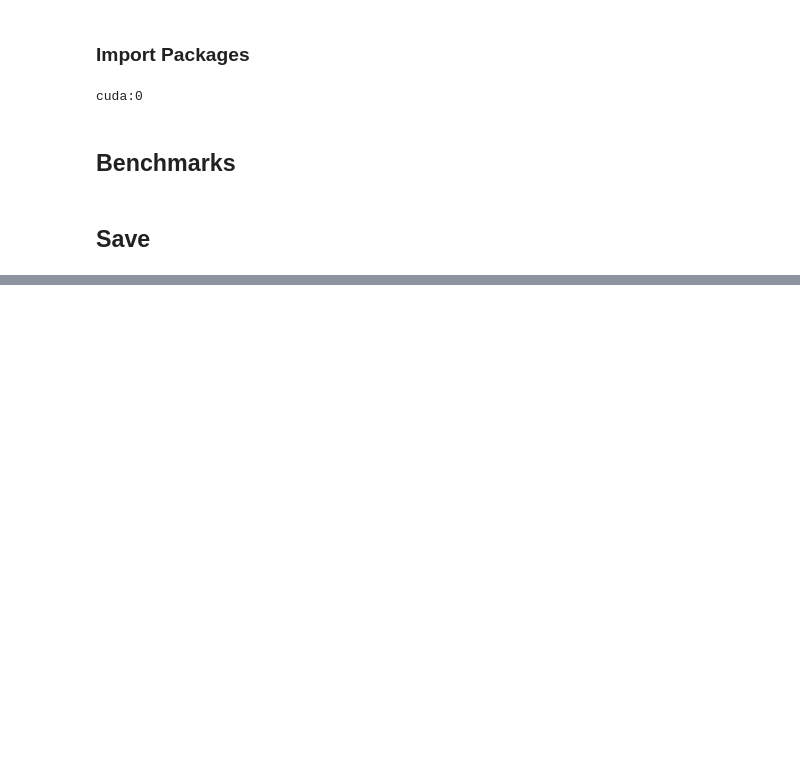
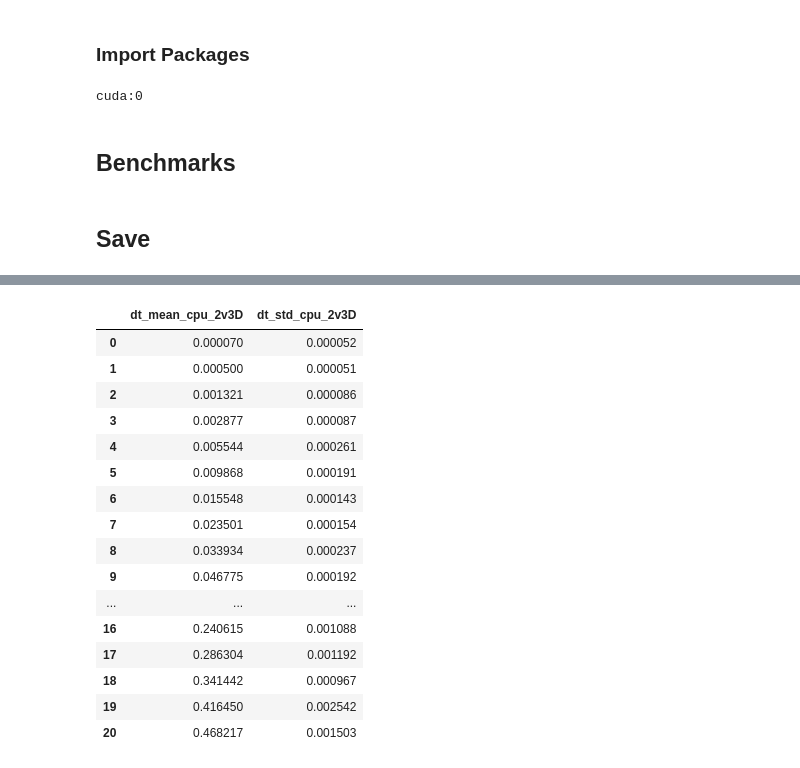
Before and after one commit to Dale-Black/project-distance-transforms, a Jupyter notebook: python/timing/python_dt.ipynb, the cells around one changed output, grey strips where cells are left out. Drawn from its saved outputs; the diff is of its cells as text; code cells hidden in the pictures; blank space fills up the shorter version.

```diff
--- a/python/timing/python_dt.ipynb
+++ b/python/timing/python_dt.ipynb
@@ -56 +139,6 @@ for i in dt_times:
+# %%
+#2D means on 3D image
+for i in dt_2v3D_times:
+  dt_2v3D_mean.append(torch.mean(torch.FloatTensor(i)).numpy().tolist())
+  dt_2v3D_std.append(torch.std(torch.FloatTensor(i), unbiased = False).numpy().tolist())
 # %%
@@ -88,0 +168,13 @@ dataframe
+# %%
+dt_2D_mean = np.array(dt_2D_mean)
+dt_2D_GPU_mean = np.array(dt_2D_GPU_mean)
+dt_2D_std = np.array(dt_2D_std)
+dt_2D_GPU_std = np.array(dt_2D_GPU_std)
+dt_2v3D_mean = np.array(dt_2v3D_mean)
+dt_2v3D_GPU_mean = np.array(dt_2v3D_GPU_mean)
+dt_2v3D_std = np.array(dt_2v3D_std)
+dt_2v3D_GPU_std = np.array(dt_2v3D_GPU_std)
+dt_3D_mean = np.array(dt_3D_mean)
+dt_3D_GPU_mean = np.array(dt_3D_GPU_mean)
+dt_3D_std = np.array(dt_3D_std)
+dt_3D_GPU_std = np.array(dt_3D_GPU_std)
@@ -88,0 +187,4 @@ dataframe
+# %%
+data2v3D = {'dt_mean_cpu_2v3D': dt_2v3D_mean, 'dt_std_cpu_2v3D': dt_2v3D_std}
+
+# data2v3D = {'dt_mean_cpu_2v3D': dt_2v3D_mean, 'dt_std_cpu_2v3D': dt_2v3D_std, 'dt_mean_2v3D': dt_2v3D_GPU_mean, 'dt_std_gpu_2v3D': dt_2v3D_GPU_std}
@@ -88,0 +195,4 @@ dataframe
+# %%
+dataframe2D = pd.DataFrame(data2D)
+dataframe2v3D = pd.DataFrame(data2v3D)
+dataframe3D = pd.DataFrame(data3D)
@@ -88,0 +203,20 @@ dataframe
+# %%
+dataframe2v3D
+# %% [output]
+|  | dt_mean_cpu_2v3D | dt_std_cpu_2v3D |
+| 0 | 0.000070 | 0.000052 |
+| 1 | 0.000500 | 0.000051 |
+| 2 | 0.001321 | 0.000086 |
+| 3 | 0.002877 | 0.000087 |
+| 4 | 0.005544 | 0.000261 |
+| 5 | 0.009868 | 0.000191 |
+| 6 | 0.015548 | 0.000143 |
+| 7 | 0.023501 | 0.000154 |
+| 8 | 0.033934 | 0.000237 |
+| 9 | 0.046775 | 0.000192 |
+| ... | ... | ... |
+| 16 | 0.240615 | 0.001088 |
+| 17 | 0.286304 | 0.001192 |
+| 18 | 0.341442 | 0.000967 |
+| 19 | 0.416450 | 0.002542 |
+| 20 | 0.468217 | 0.001503 |
```
Also changed, not shown: parts of 22 cells of this notebook, 6 other files.
